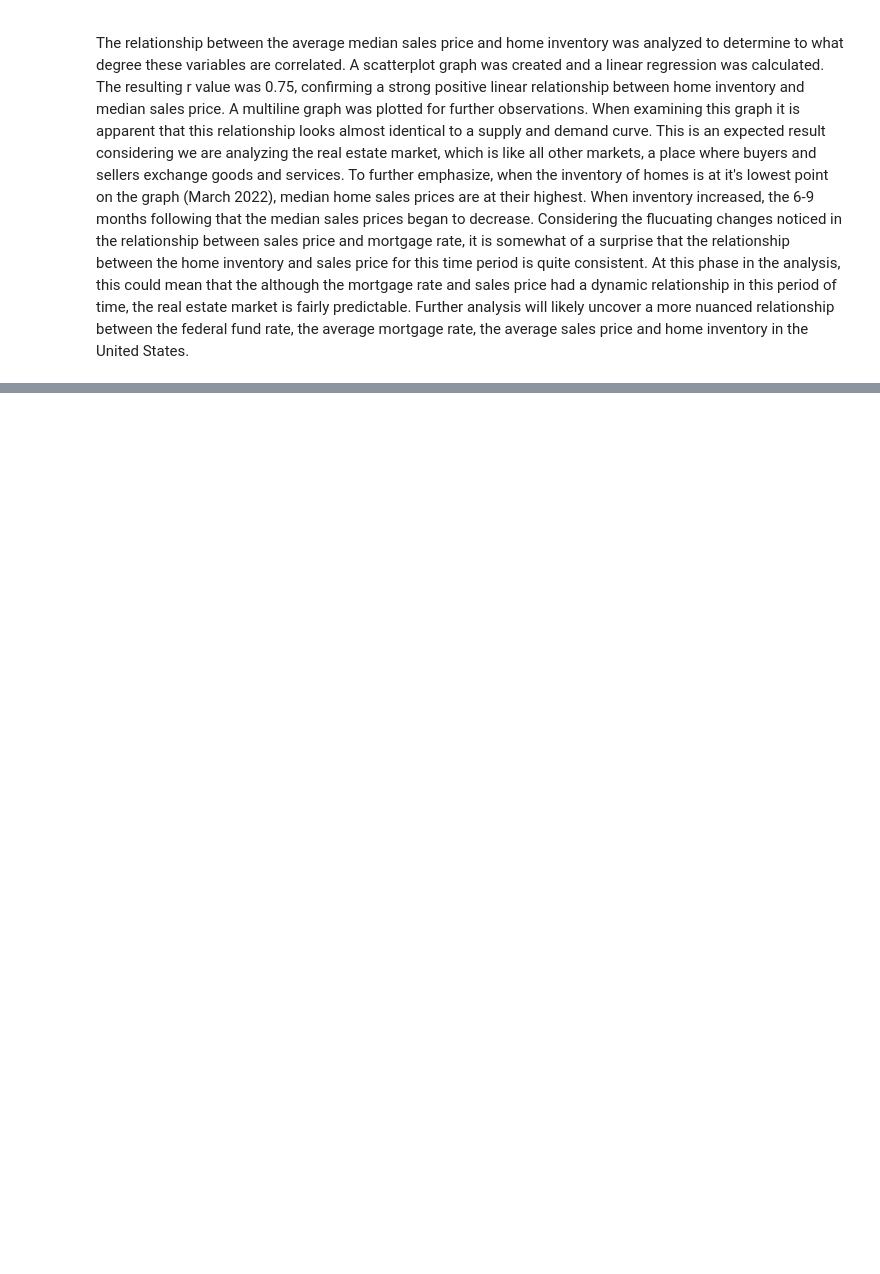
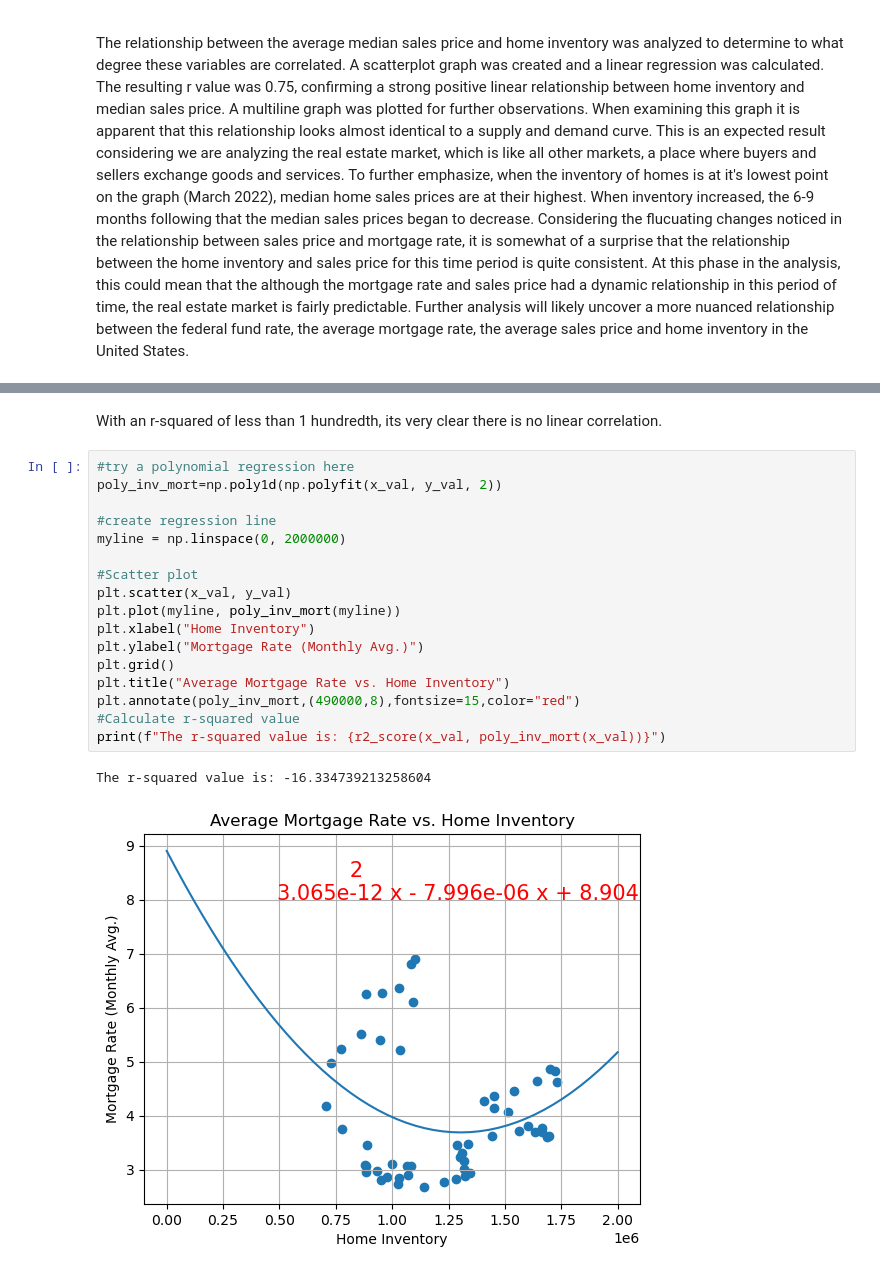
Before and after one commit to ceramicbull/Project-1-Repo, a Jupyter notebook: Group Project One Notebook.ipynb, the cells around one changed output, grey strips where cells are left out. Drawn from its saved outputs; the diff is of its cells as text; blank space fills up the shorter version.

```diff
--- a/Group Project One Notebook.ipynb
+++ b/Group Project One Notebook.ipynb
@@ -903,0 +976,22 @@ The relationship between the average median sales price and home inventory was a
+# %% [markdown]
+With an r-squared of less than 1 hundredth, its very clear there is no linear correlation.
+# %%
+#try a polynomial regression here
+poly_inv_mort=np.poly1d(np.polyfit(x_val, y_val, 2))
+
+#create regression line
+myline = np.linspace(0, 2000000)
+
+#Scatter plot
+plt.scatter(x_val, y_val)
+plt.plot(myline, poly_inv_mort(myline))
+plt.xlabel("Home Inventory")
+plt.ylabel("Mortgage Rate (Monthly Avg.)")
+plt.grid()
+plt.title("Average Mortgage Rate vs. Home Inventory")
+plt.annotate(poly_inv_mort,(490000,8),fontsize=15,color="red")
+#Calculate r-squared value
+print(f"The r-squared value is: {r2_score(x_val, poly_inv_mort(x_val))}")
+# %% [output]
+The r-squared value is: -16.334739213258604
+[figure, added]
```
Also changed, not shown: parts of 18 cells of this notebook, 2 other files.
